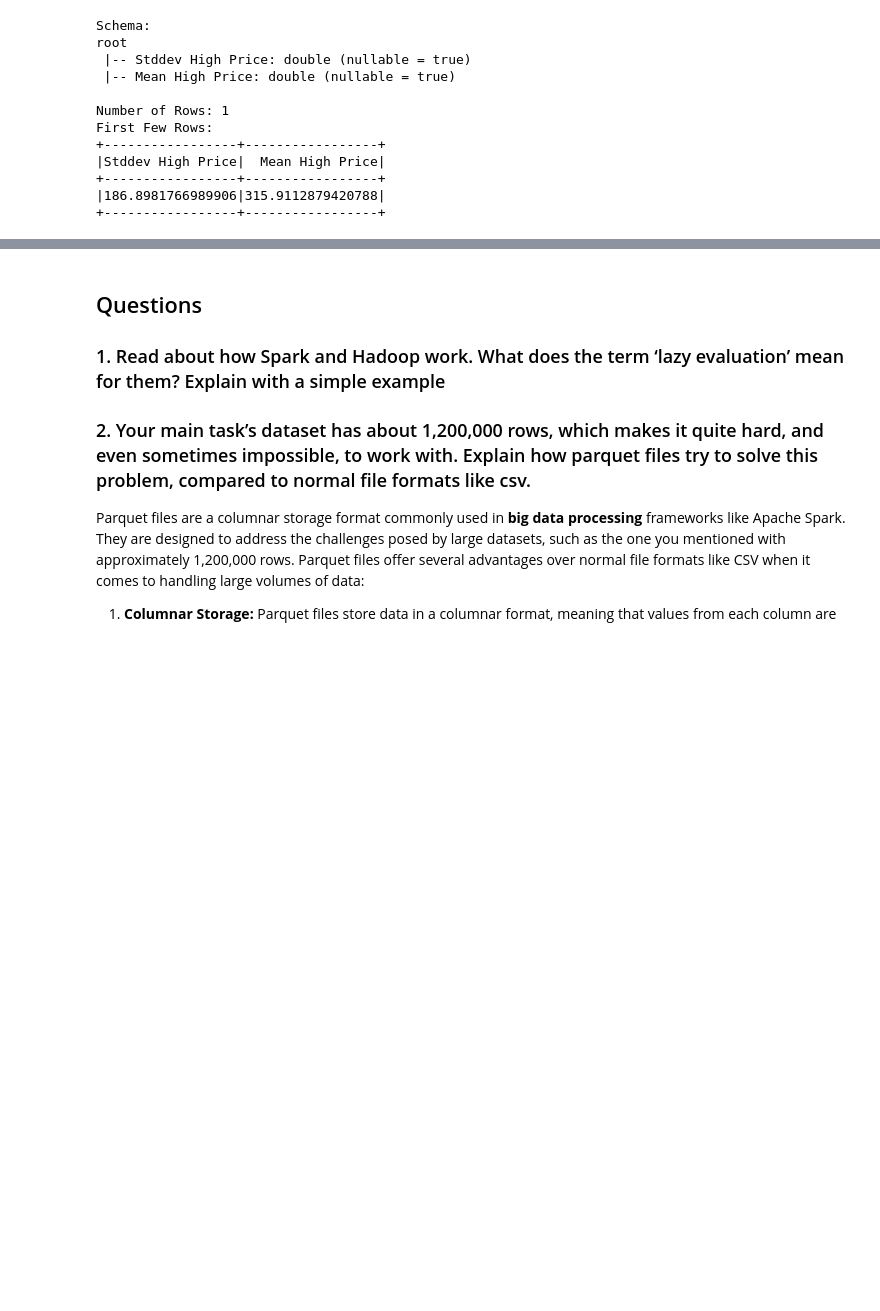
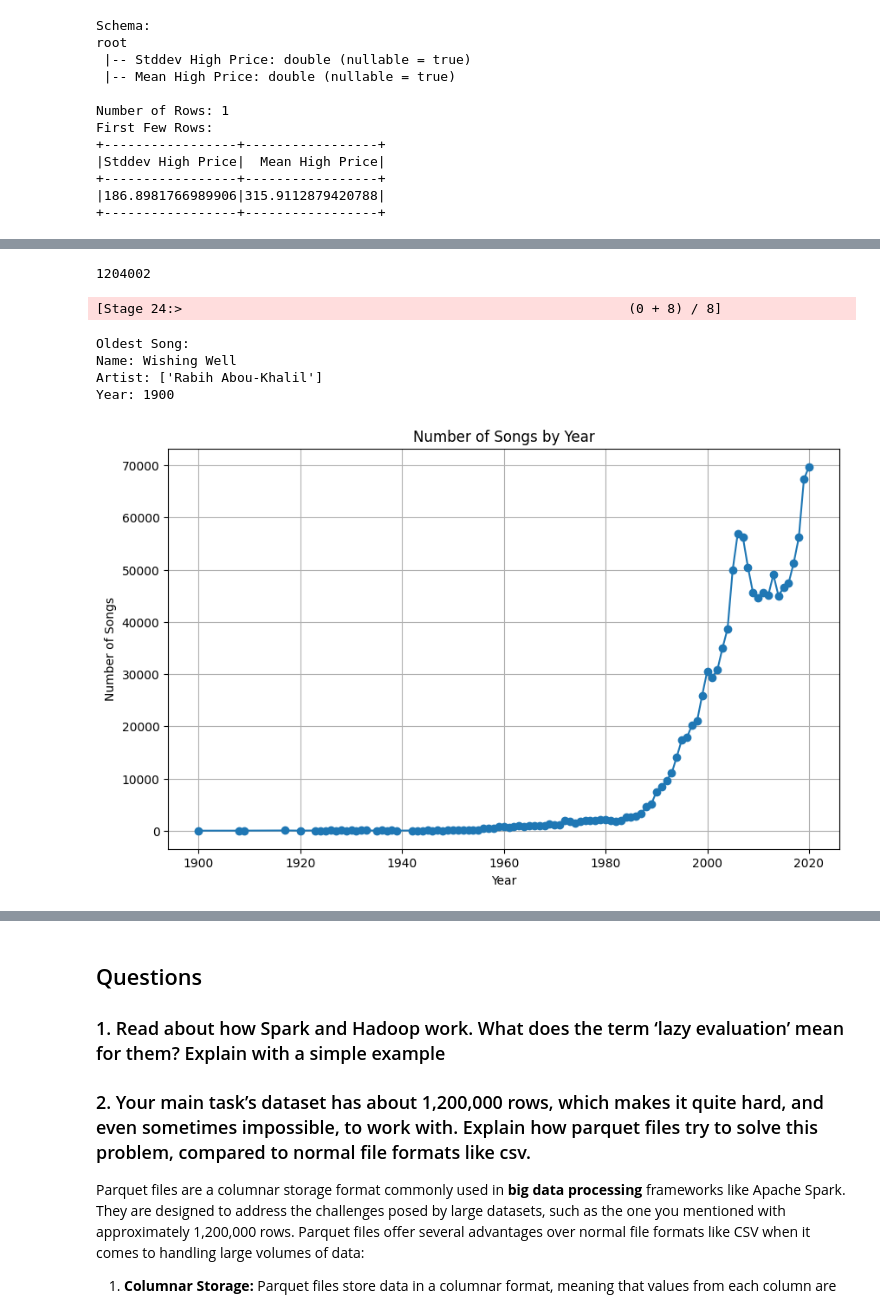
Before and after one commit to SoheilHajianManesh/Data-Sciense-Course-Projects, a Jupyter notebook: CA3/CA3.ipynb, the cells around one changed output, grey strips where cells are left out. Saved outputs shown, nothing was run; the diff lists cells and outputs as text; code cells hidden in the pictures; blank space fills up the shorter version.

Commit message:
extract some statistics from spotify dataset

```diff
--- a/CA3/CA3.ipynb
+++ b/CA3/CA3.ipynb
@@ -202,0 +223,6 @@ First Few Rows:
+# %%
+spotify_df = spotify_df.dropDuplicates(['id'])
+spotify_df=spotify_df.na.drop()
+# %%
+current_year = year(current_date())
+spotify_df = spotify_df.withColumn('song_age', current_year - col('year'))
@@ -202,0 +257,35 @@ First Few Rows:
+# %%
+spotify_df_filtered = spotify_df.filter(spotify_df['year'] != 0)
+spotify_df_filtered.count()
+# %% [output]
+1204002
+# %%
+oldest_song = spotify_df_filtered.orderBy(asc('year')).first()
+
+print("Oldest Song:")
+print("Name:", oldest_song['name'])
+print("Artist:", oldest_song['artists'])
+print("Year:", oldest_song['year'])
+# %% [output]
+[Stage 24:>                                                         (0 + 8) / 8]
+Oldest Song:
+Name: Wishing Well
+Artist: ['Rabih Abou-Khalil']
+Year: 1900
+# %%
+songs_by_year = spotify_df_filtered.groupby('year').agg(count('*').alias('song_count')).orderBy('year')
+
+songs_by_year_list = songs_by_year.collect()
+
+years = [row['year'] for row in songs_by_year_list]
+song_counts = [row['song_count'] for row in songs_by_year_list]
+# %%
+plt.figure(figsize=(10, 6))
+plt.plot(years, song_counts, marker='o', linestyle='-')
+plt.title('Number of Songs by Year')
+plt.xlabel('Year')
+plt.ylabel('Number of Songs')
+plt.grid(True)
+plt.show()
+# %% [output]
+[figure, added]
```
Also changed, not shown: parts of 8 cells of this notebook.
